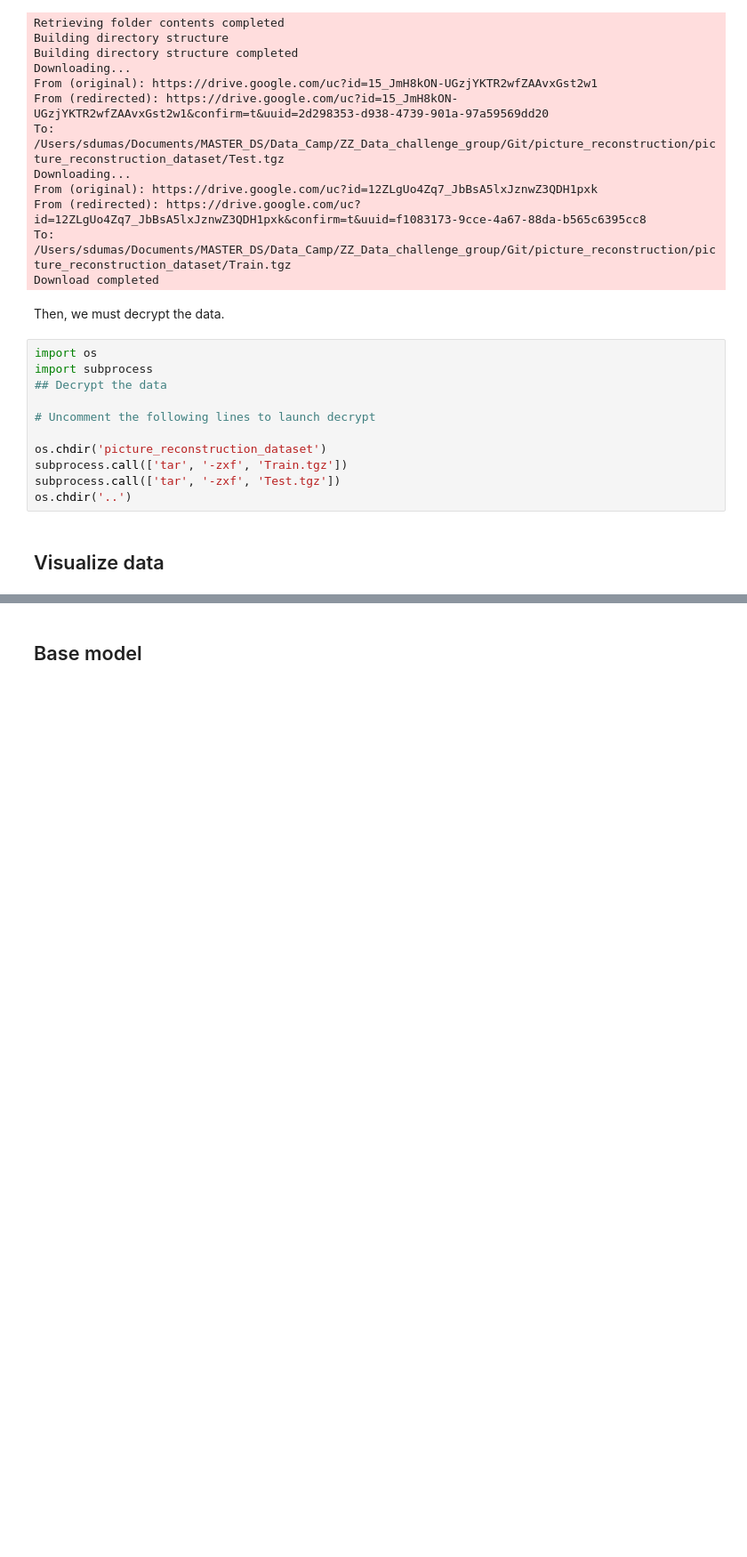
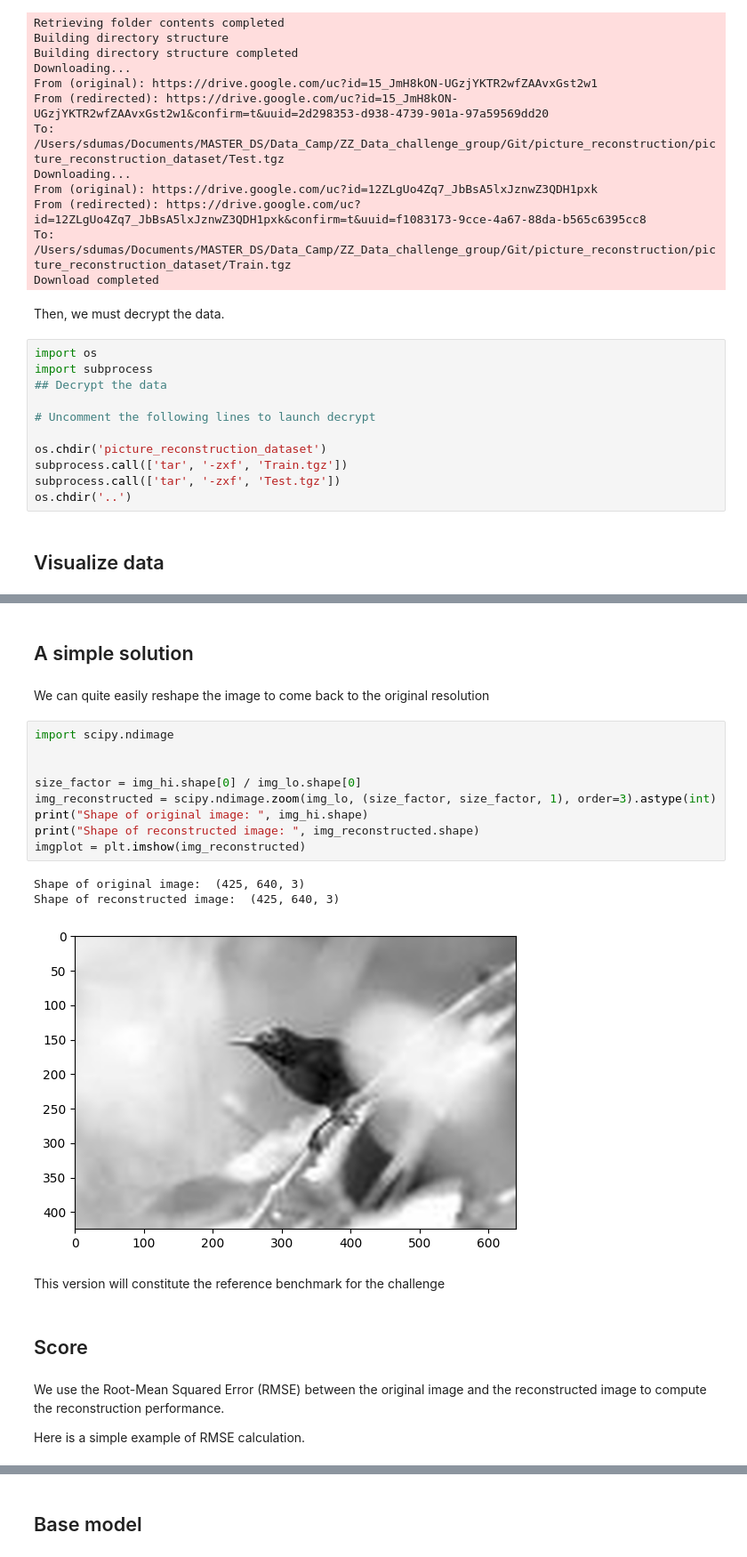
Before and after one commit to Nico9803/DATACAMP--RAMP, a Jupyter notebook: picture_reconstruction_starting_kit.ipynb, the cells around one changed output, grey strips where cells are left out. Shown at 89% size. Drawn from its saved outputs; the diff is of its cells as text; blank space fills up the shorter version.

```diff
--- a/picture_reconstruction_starting_kit.ipynb
+++ b/picture_reconstruction_starting_kit.ipynb
@@ -147,0 +168,25 @@ train_df.columns
+# %% [markdown]
+## A simple solution  <a class="anchor" id="simple"></a>
+# %% [markdown]
+We can quite easily reshape the image to come back to the original resolution
+# %%
+import scipy.ndimage
+
+
+size_factor = img_hi.shape[0] / img_lo.shape[0]
+img_reconstructed = scipy.ndimage.zoom(img_lo, (size_factor, size_factor, 1), order=3).astype(int)
+print("Shape of original image: ", img_hi.shape)
+print("Shape of reconstructed image: ", img_reconstructed.shape)
+imgplot = plt.imshow(img_reconstructed)
+# %% [output]
+Shape of original image:  (425, 640, 3)
+Shape of reconstructed image:  (425, 640, 3)
+[figure, added]
+# %% [markdown]
+This version will constitute the reference benchmark for the challenge
+# %% [markdown]
+## Score <a class="anchor" id="score"></a>
+# %% [markdown]
+We use the Root-Mean Squared Error (RMSE) between the original image and the reconstructed image to compute the reconstruction performance.
+
+Here is a simple example of RMSE calculation.
```
Also changed, not shown: parts of 38 cells of this notebook, 1 other file.
